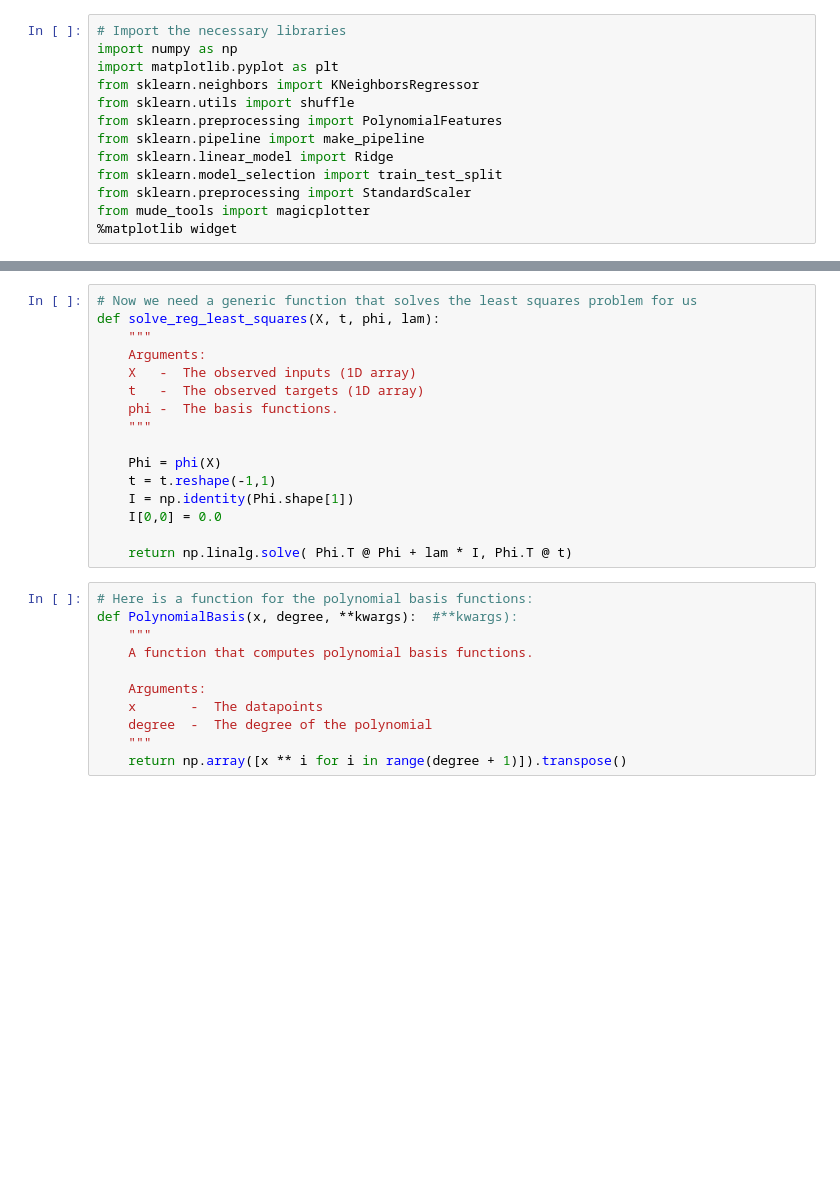
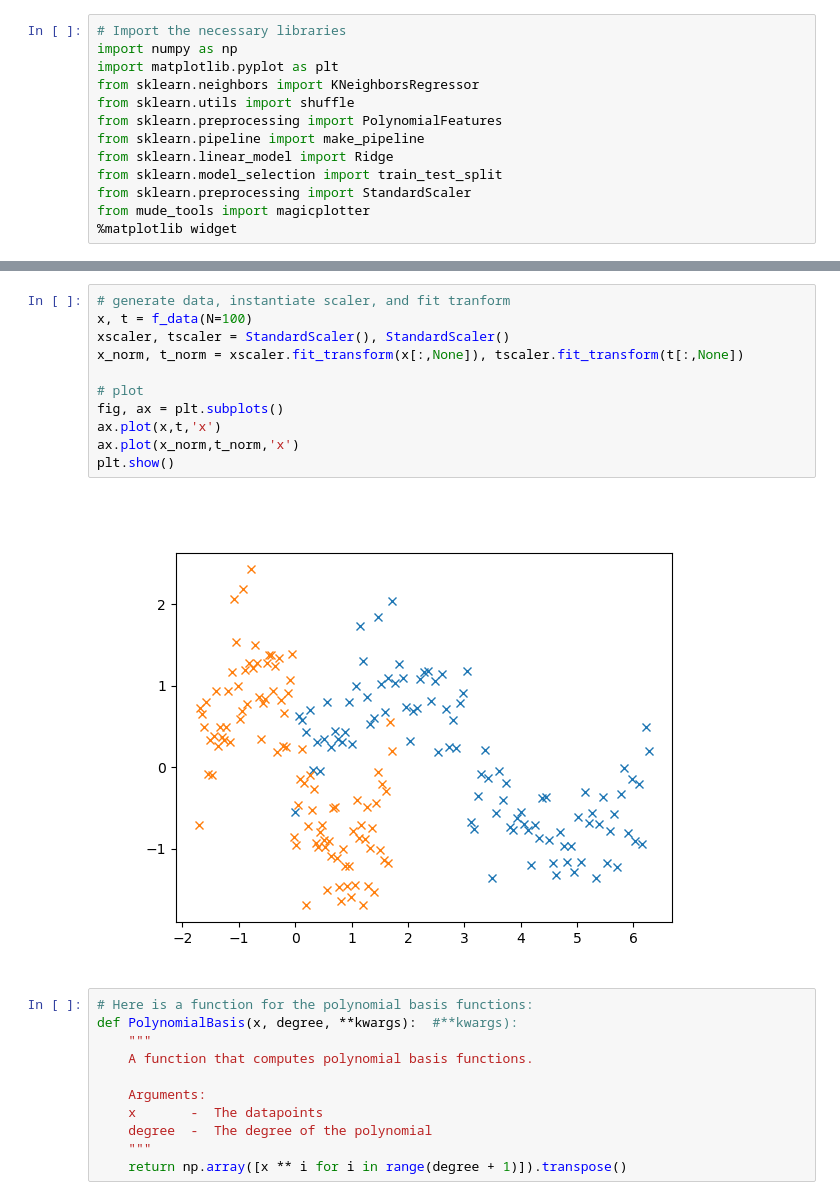
Before and after one commit to annepoot/mude, a Jupyter notebook: notebook_04_ridge-sgd.ipynb, the cells around one changed output, grey strips where cells are left out. Drawn from its saved outputs; the diff is of its cells as text; blank space fills up the shorter version.

```diff
--- a/notebook_04_ridge-sgd.ipynb
+++ b/notebook_04_ridge-sgd.ipynb
@@ -101,19 +107,16 @@ The problem of controlling the model complexity has been shifted from choosing a
-# %%
-# Now we need a generic function that solves the least squares problem for us
-def solve_reg_least_squares(X, t, phi, lam):
-    """
-    Arguments:
-    X   -  The observed inputs (1D array)
-    t   -  The observed targets (1D array)
-    phi -  The basis functions.
-    """
-
-    Phi = phi(X)
-    t = t.reshape(-1,1)
-    I = np.identity(Phi.shape[1])
-    I[0,0] = 0.0
-
-    return np.linalg.solve( Phi.T @ Phi + lam * I, Phi.T @ t)
+# %%
+# generate data, instantiate scaler, and fit tranform
+x, t = f_data(N=100)
+xscaler, tscaler = StandardScaler(), StandardScaler()
+x_norm, t_norm = xscaler.fit_transform(x[:,None]), tscaler.fit_transform(t[:,None])
+
+# plot
+fig, ax = plt.subplots()
+ax.plot(x,t,'x')
+ax.plot(x_norm,t_norm,'x')
+plt.show()
+# %% [output]
+[figure, added]
 # %%
 # Here is a function for the polynomial basis functions:
 def PolynomialBasis(x, degree, **kwargs):  #**kwargs):
```
Also changed, not shown: parts of 29 cells of this notebook, 1 other file.
